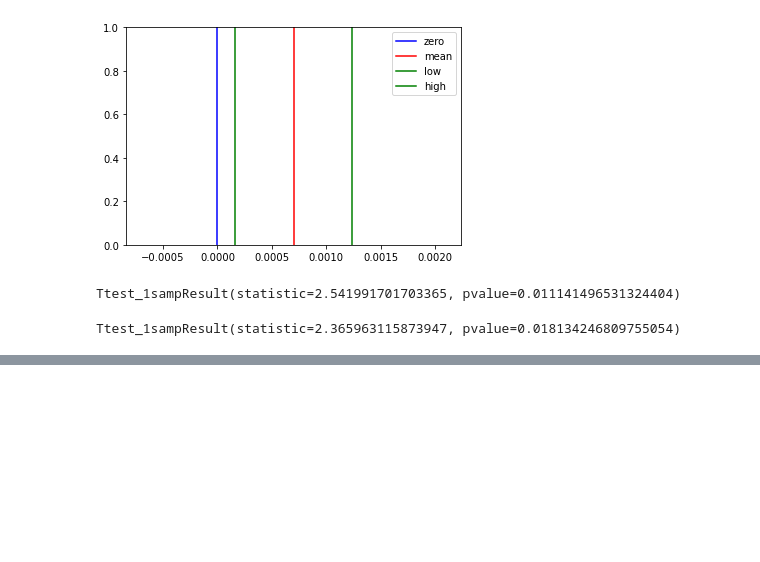
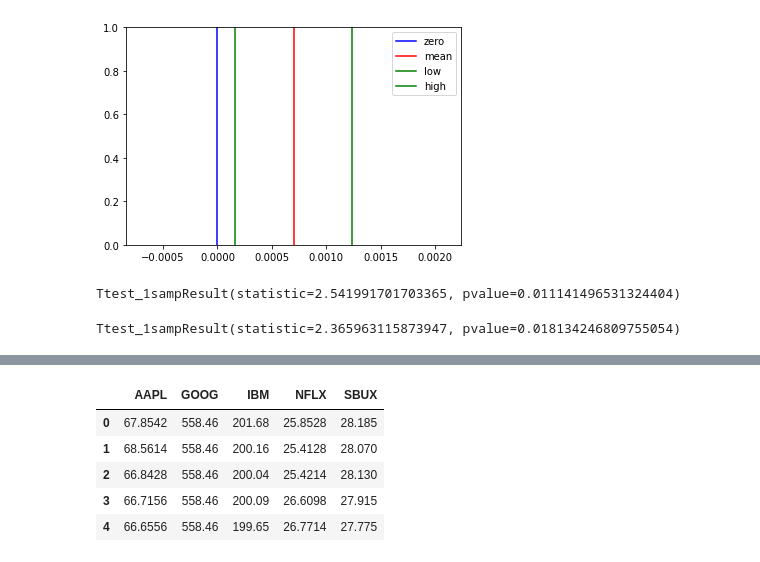
Before and after one commit to tohidabedini/deep-learning-courses, a Jupyter notebook: 04-Udemy - Financial/02-Financial basics/2.11-Financial Data Statistics.ipynb, the cells around one changed output, grey strips where cells are left out. Cells and saved outputs as stored; diff of their text form; code cells hidden in the pictures; blank space fills up the shorter version.

```diff
--- a/04-Udemy - Financial/02-Financial basics/2.11-Financial Data Statistics.ipynb
+++ b/04-Udemy - Financial/02-Financial basics/2.11-Financial Data Statistics.ipynb
@@ -320,0 +336,2 @@ Ttest_1sampResult(statistic=2.365963115873947, pvalue=0.018134246809755054)
+# %%
+close = pd.read_csv("sp500_close.csv")
@@ -320,0 +350,9 @@ Ttest_1sampResult(statistic=2.365963115873947, pvalue=0.018134246809755054)
+# %%
+sub.head()
+# %% [output]
+|  | AAPL | GOOG | IBM | NFLX | SBUX |
+| 0 | 67.8542 | 558.46 | 201.68 | 25.8528 | 28.185 |
+| 1 | 68.5614 | 558.46 | 200.16 | 25.4128 | 28.070 |
+| 2 | 66.8428 | 558.46 | 200.04 | 25.4214 | 28.130 |
+| 3 | 66.7156 | 558.46 | 200.09 | 26.6098 | 27.915 |
+| 4 | 66.6556 | 558.46 | 199.65 | 26.7714 | 27.775 |
```
Also changed, not shown: parts of 15 cells of this notebook.
